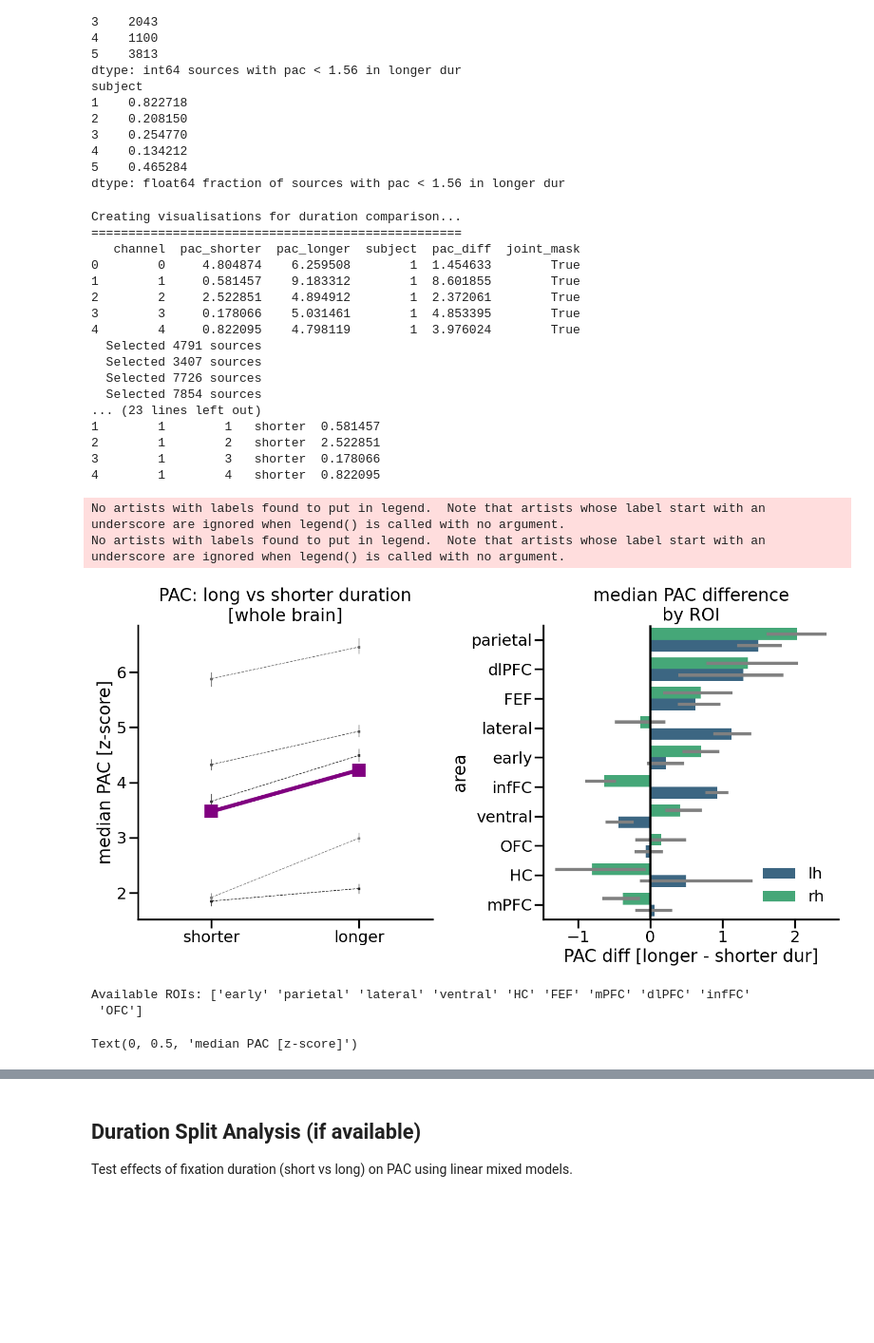
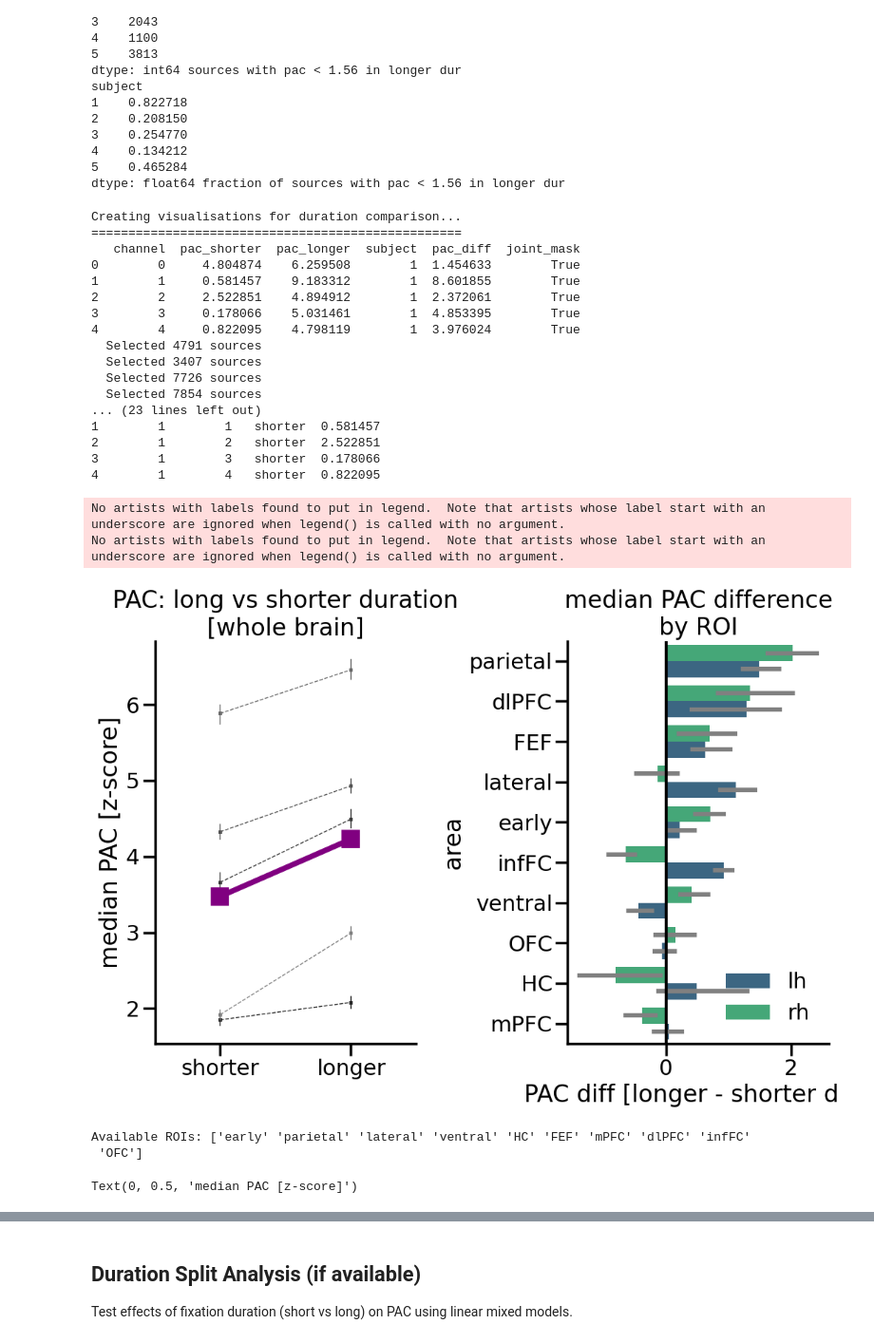
Before and after one commit to KietzmannLab/avs-gazetime, a Jupyter notebook: avs_gazetime/pac/pac_plotting_and_stats.ipynb, the cells around one changed output, grey strips where cells are left out. Shown at 95% size. Cells and saved outputs as stored; diff of their text form; code cells hidden in the pictures; blank space fills up the shorter version.

```diff
--- a/avs_gazetime/pac/pac_plotting_and_stats.ipynb
+++ b/avs_gazetime/pac/pac_plotting_and_stats.ipynb
@@ -642,8 +642,8 @@ pac_per_label["fdr_p_value"] = pac_per_label.groupby("subject")["p_value"].trans
 )
 
 # Significance thresholds
-p_threshold = 0.05
-threshold_z = 1.65
+p_threshold = 0.001
+threshold_z = 2.56
 
 # Calculate significance markers
 pac_per_label["significant"] = pac_per_label["PAC"] > threshold_z
@@ -675,14 +675,14 @@ print("-" * 40)
 roi_tests = {}
 for area in sig_fraction['area'].unique():
     area_data = sig_fraction[sig_fraction['area'] == area]["significant_fdr"]
-    t_stat, p_val = scipy.stats.ttest_1samp(area_data, 0.05, alternative='greater')
+    t_stat, p_val = scipy.stats.ttest_1samp(area_data, 0.001, alternative='greater')
     roi_tests[area] = {'t_stat': t_stat, 'p_val': p_val, 'mean_frac': area_data.mean()}
     print(f"{area}: t-stat = {t_stat:.3f}, p-value = {p_val:.4f}, mean fraction = {area_data.mean():.3f}")
     # Convert to dataframe and apply FDR correction
     test_results = pd.DataFrame.from_dict(roi_tests, orient='index').reset_index()
     test_results.columns = ['area', 't_stat', 'p_val', 'mean_frac']
-    test_results['fdr_p_val'] = mne.stats.fdr_correction(test_results['p_val'], alpha=0.05)[1]
-    test_results['significant'] = test_results['fdr_p_val'] < 0.05
+    test_results['fdr_p_val'] = mne.stats.fdr_correction(test_results['p_val'], alpha=0.001)[1]
+    test_results['significant'] = test_results['fdr_p_val'] < 0.001
 # %% [output]
 Testing ROIs against chance level (5%):
 ----------------------------------------
@@ -1052,7 +1071,7 @@ for subject in subjects:
     #print(f"Subject {subject}: threshold for top 50% combined PAC = {threshold:.3f}")
     print(f"  Selected {pac_dur_df.loc[(pac_dur_df['subject'] == subject) & (pac_dur_df['joint_mask'])].shape[0]} sources")
 # Overall comparison plot
-fig, axes = plt.subplots(1, 2, figsize=(15, 8))
+fig, axes = plt.subplots(1, 2, figsize=(11, 8))
 print(pac_dur_df.head())
 # Panel 1: Overall comparison
 print(pac_dur_df)
@@ -1136,34 +1155,34 @@ pac_dur_longer_roi = pd.melt(
     value_vars=['pac_shorter', 'pac_longer'],
     var_name='dur_group',
     value_name='pac'
 )
 pac_dur_longer_roi['dur_group'] = pac_dur_longer_roi['dur_group'].map({'pac_shorter': 'shorter', 'pac_longer': 'longer'})
 sns.pointplot(data=pac_dur_longer_roi, x='dur_group', y='pac', hue='subject',
                 palette='colorblind',
                 errorbar=('ci', 99),
                 estimator=np.median)
 plt.ylabel('median PAC [z-score]')
 # %% [output]
 Creating visualisations for duration comparison...
 ==================================================
    channel  pac_shorter  pac_longer  subject  pac_diff  joint_mask
 0        0     4.804874    6.259508        1  1.454633        True
 1        1     0.581457    9.183312        1  8.601855        True
 2        2     2.522851    4.894912        1  2.372061        True
 3        3     0.178066    5.031461        1  4.853395        True
 4        4     0.822095    4.798119        1  3.976024        True
   Selected 4791 sources
   Selected 3407 sources
   Selected 7726 sources
   Selected 7854 sources
 ... (23 lines left out)
 1        1        1   shorter  0.581457
 2        1        2   shorter  2.522851
 3        1        3   shorter  0.178066
 4        1        4   shorter  0.822095
 No artists with labels found to put in legend.  Note that artists whose label start with an underscore are ignored when legend() is called with no argument.
 No artists with labels found to put in legend.  Note that artists whose label start with an underscore are ignored when legend() is called with no argument.
-[figure, old version]
+[figure, new version]
 Available ROIs: ['early' 'parietal' 'lateral' 'ventral' 'HC' 'FEF' 'mPFC' 'dlPFC' 'infFC'
  'OFC']
 Text(0, 0.5, 'median PAC [z-score]')
```
Also changed, not shown: parts of 6 cells of this notebook, 1 other file.
